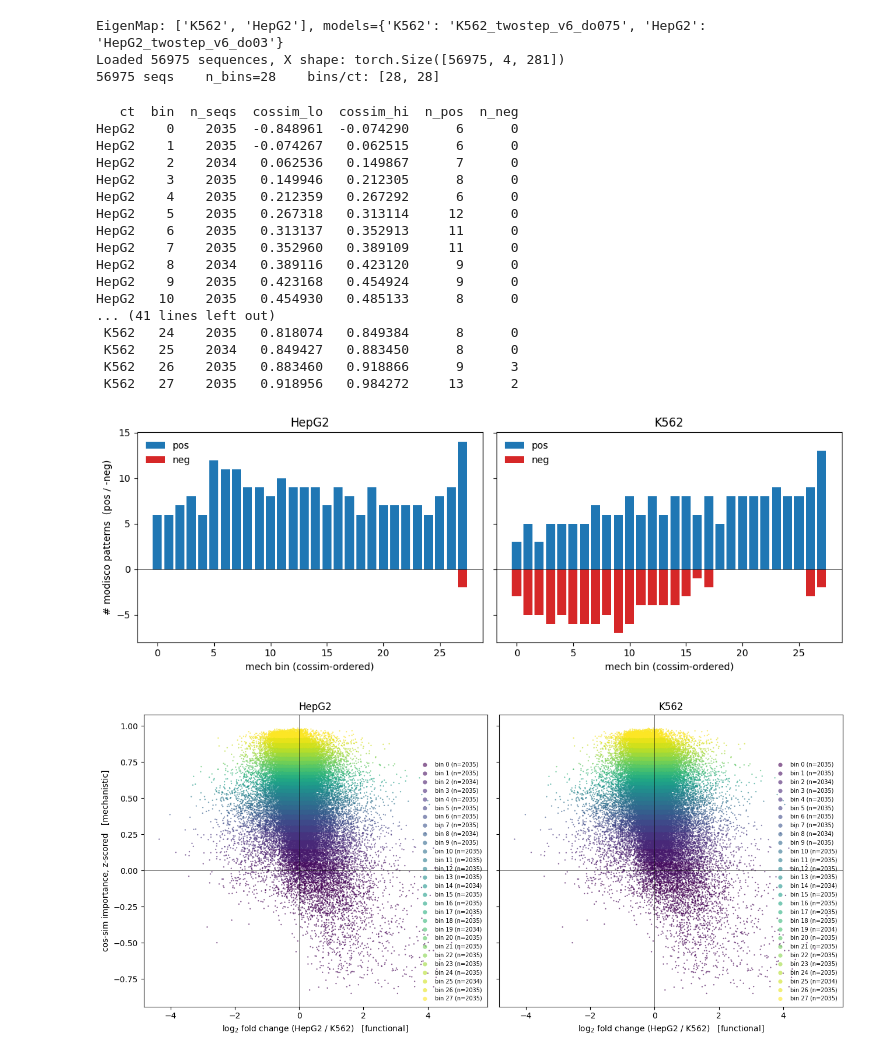
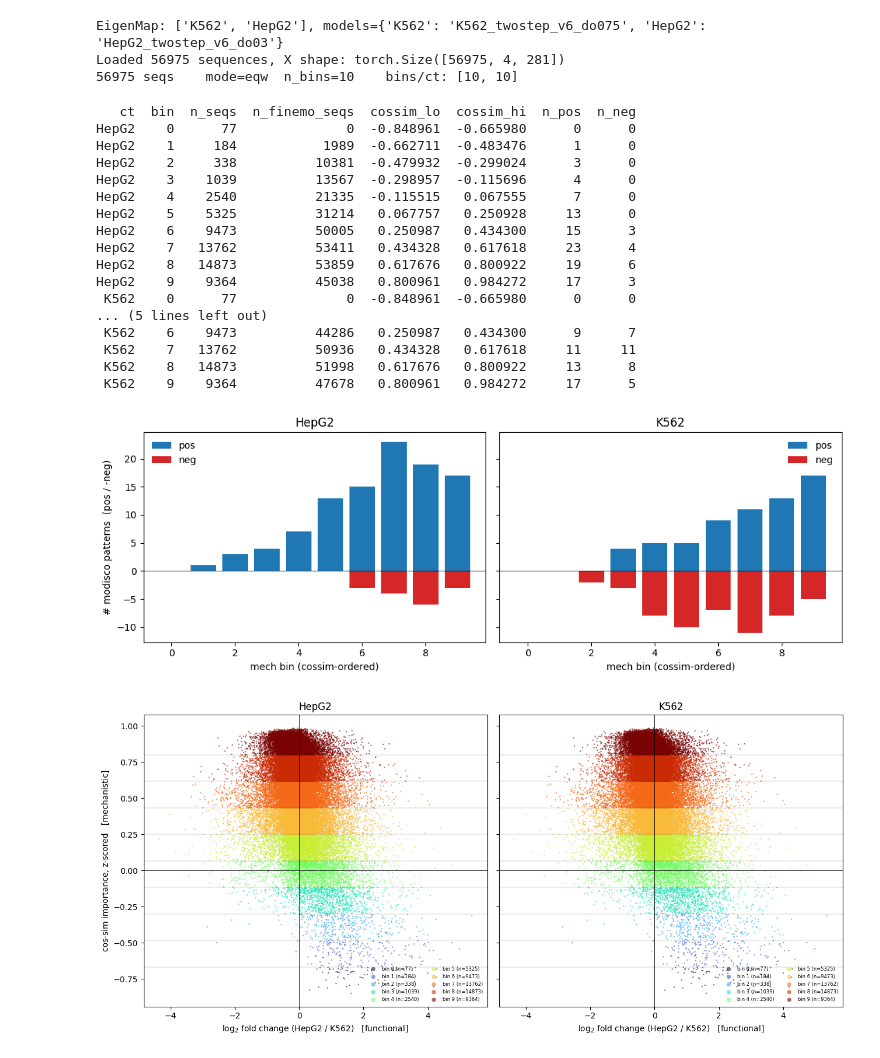
Before and after one commit to pabmantilla/Hippo_dependency_mpra, a Jupyter notebook: genomic_targets/scripts/2d_diff_call/scripts/notebooks/strat_disco.ipynb, the cells around one changed output. Drawn from its saved outputs; the diff is of its cells as text; code cells hidden in the pictures.

```diff
--- a/genomic_targets/scripts/2d_diff_call/scripts/notebooks/strat_disco.ipynb
+++ b/genomic_targets/scripts/2d_diff_call/scripts/notebooks/strat_disco.ipynb
@@ -9,9 +9,11 @@ from eigen_steering import EigenMap
 
 CT  = {'K562': 'K562_twostep_v6_do075', 'HepG2': 'HepG2_twostep_v6_do03'}
 CTS = ['HepG2', 'K562']
-N_BINS   = 28
+N_BINS   = 10
+MODE     = 'eqw'   # 'eqc' = equal-count quantiles | 'eqw' = equal-width along cossim
+TAG      = f'n{N_BINS}' if MODE == 'eqc' else f'{MODE}_n{N_BINS}'
 BIN_ROOT = os.path.join(REPO, 'genomic_targets/data/mech_bins')
-BIN_DIR  = lambda ct, i: os.path.join(BIN_ROOT, ct, f'n{N_BINS}', f'bin_{i:03d}')
+BIN_DIR  = lambda ct, i: os.path.join(BIN_ROOT, ct, TAG, f'bin_{i:03d}')
 
 df = pd.read_csv(os.path.join(REPO, 'data', 'joint_library_combined.csv'))
 df = df.dropna(subset=['sequence'] + [f'{c}_log2FC' for c in CT]).reset_index(drop=True)
@@ -37,47 +39,57 @@ lfc    = df['HepG2_log2FC'].values - df['K562_log2FC'].values
 
 bins = {ct: [] for ct in CTS}
 for ct in CTS:
-    for d in sorted(glob.glob(os.path.join(BIN_ROOT, ct, f'n{N_BINS}', 'bin_*'))):
+    for d in sorted(glob.glob(os.path.join(BIN_ROOT, ct, TAG, 'bin_*'))):
         meta = json.load(open(os.path.join(d, 'meta.json')))
         idx  = np.load(os.path.join(d, 'indices.npy'))
-        with h5py.File(os.path.join(d, 'modisco.h5')) as f:
-            n_pos = len(f['pos_patterns']) if 'pos_patterns' in f else 0
-            n_neg = len(f['neg_patterns']) if 'neg_patterns' in f else 0
+        h5p  = os.path.join(d, 'modisco.h5')
+        n_pos = n_neg = 0
+        if os.path.exists(h5p):
+            with h5py.File(h5p) as f:
+                n_pos = len(f['pos_patterns']) if 'pos_patterns' in f else 0
+                n_neg = len(f['neg_patterns']) if 'neg_patterns' in f else 0
         bins[ct].append({**meta, 'dir': d, 'indices': idx, 'n_pos': n_pos, 'n_neg': n_neg})
 
-print(f'{len(df)} seqs    n_bins={N_BINS}    bins/ct: {[len(bins[ct]) for ct in CTS]}')
+print(f'{len(df)} seqs    mode={MODE}  n_bins={N_BINS}    bins/ct: {[len(bins[ct]) for ct in CTS]}')
 # %% [output]
 EigenMap: ['K562', 'HepG2'], models={'K562': 'K562_twostep_v6_do075', 'HepG2': 'HepG2_twostep_v6_do03'}
 Loaded 56975 sequences, X shape: torch.Size([56975, 4, 281])
-56975 seqs    n_bins=28    bins/ct: [28, 28]
+56975 seqs    mode=eqw  n_bins=10    bins/ct: [10, 10]
 # %%
 ## print summary
+def n_finemo_seqs(b):
+    p = os.path.join(b['dir'], 'finemo', 'hits.tsv')
+    if not os.path.exists(p): return 0
+    return pd.read_csv(p, sep='\t', usecols=['peak_id'])['peak_id'].astype(int).nunique()
+
 rows = []
 for ct in CTS:
     for b in bins[ct]:
-        rows.append({'ct': ct, 'bin': b['bin_idx'], 'n_seqs': b['n_seqs'],
+        rows.append({'ct': ct, 'bin': b['bin_idx'],
+                     'n_seqs': b['n_seqs'],
+                     'n_finemo_seqs': n_finemo_seqs(b),
                      'cossim_lo': b['cossim_lo'], 'cossim_hi': b['cossim_hi'],
                      'n_pos': b['n_pos'], 'n_neg': b['n_neg']})
 summary = pd.DataFrame(rows)
 print(summary.to_string(index=False))
 # %% [output]
-   ct  bin  n_seqs  cossim_lo  cossim_hi  n_pos  n_neg
-HepG2    0    2035  -0.848961  -0.074290      6      0
-HepG2    1    2035  -0.074267   0.062515      6      0
-HepG2    2    2034   0.062536   0.149867      7      0
-HepG2    3    2035   0.149946   0.212305      8      0
-HepG2    4    2035   0.212359   0.267292      6      0
-HepG2    5    2035   0.267318   0.313114     12      0
-HepG2    6    2035   0.313137   0.352913     11      0
-HepG2    7    2035   0.352960   0.389109     11      0
-HepG2    8    2034   0.389116   0.423120      9      0
-HepG2    9    2035   0.423168   0.454924      9      0
-HepG2   10    2035   0.454930   0.485133      8      0
-... (41 lines left out)
- K562   24    2035   0.818074   0.849384      8      0
- K562   25    2034   0.849427   0.883450      8      0
- K562   26    2035   0.883460   0.918866      9      3
- K562   27    2035   0.918956   0.984272     13      2
+   ct  bin  n_seqs  n_finemo_seqs  cossim_lo  cossim_hi  n_pos  n_neg
+HepG2    0      77              0  -0.848961  -0.665980      0      0
+HepG2    1     184           1989  -0.662711  -0.483476      1      0
+HepG2    2     338          10381  -0.479932  -0.299024      3      0
+HepG2    3    1039          13567  -0.298957  -0.115696      4      0
+HepG2    4    2540          21335  -0.115515   0.067555      7      0
+HepG2    5    5325          31214   0.067757   0.250928     13      0
+HepG2    6    9473          50005   0.250987   0.434300     15      3
+HepG2    7   13762          53411   0.434328   0.617618     23      4
+HepG2    8   14873          53859   0.617676   0.800922     19      6
+HepG2    9    9364          45038   0.800961   0.984272     17      3
+ K562    0      77              0  -0.848961  -0.665980      0      0
+... (5 lines left out)
+ K562    6    9473          44286   0.250987   0.434300      9      7
+ K562    7   13762          50936   0.434328   0.617618     11     11
+ K562    8   14873          51998   0.617676   0.800922     13      8
+ K562    9    9364          47678   0.800961   0.984272     17      5
 # %%
 ## visualize: # modisco patterns per bin (pos up, neg down)
 fig, axes = plt.subplots(1, 2, figsize=(11, 4), sharey=True)
@@ -92,25 +104,29 @@ for ax, ct in zip(axes, CTS):
 axes[0].set_ylabel('# modisco patterns  (pos / -neg)')
 plt.tight_layout(); plt.show()
 # %% [output]
-[figure, old version]
+[figure, new version]
 # %%
 ## show on (lfc, cossim) mech-func space; per-ct, color = bin index
 fig, axes = plt.subplots(1, 2, figsize=(13, 6), sharex=True, sharey=True)
 for ax, ct in zip(axes, CTS):
     ax.scatter(lfc, cossim, s=1, c='lightgrey', alpha=0.3,
                edgecolors='none', rasterized=True)
     n_b  = len(bins[ct])
-    cmap = plt.get_cmap('viridis')
+    cmap = plt.get_cmap('turbo')
     for b in bins[ct]:
         idx = b['indices']
         ax.scatter(lfc[idx], cossim[idx], s=3, alpha=0.6, edgecolors='none',
                    color=cmap(b['bin_idx'] / max(1, n_b - 1)),
                    label=f"bin {b['bin_idx']} (n={b['n_seqs']})", rasterized=True)
-    ax.axhline(0, color='k', lw=0.4); ax.axvline(0, color='k', lw=0.4)
+    edges = sorted({b['cossim_hi'] for b in bins[ct]})[:-1]
+    for e in edges:
+        ax.axhline(e, color='k', lw=0.3, alpha=0.4)
+    ax.axhline(0, color='k', lw=0.6); ax.axvline(0, color='k', lw=0.6)
     ax.set_xlabel('log$_2$ fold change (HepG2 / K562)   [functional]')
     ax.set_title(ct)
-    ax.legend(frameon=False, fontsize=7, loc='lower right', markerscale=3)
+    ax.legend(frameon=False, fontsize=6, loc='lower right',
+              markerscale=3, ncol=2)
 axes[0].set_ylabel('cos-sim importance, z-scored   [mechanistic]')
 plt.tight_layout(); plt.show()
 # %% [output]
-[figure, old version]
+[figure, new version]
```
Also changed, not shown: parts of 6 cells of this notebook.
